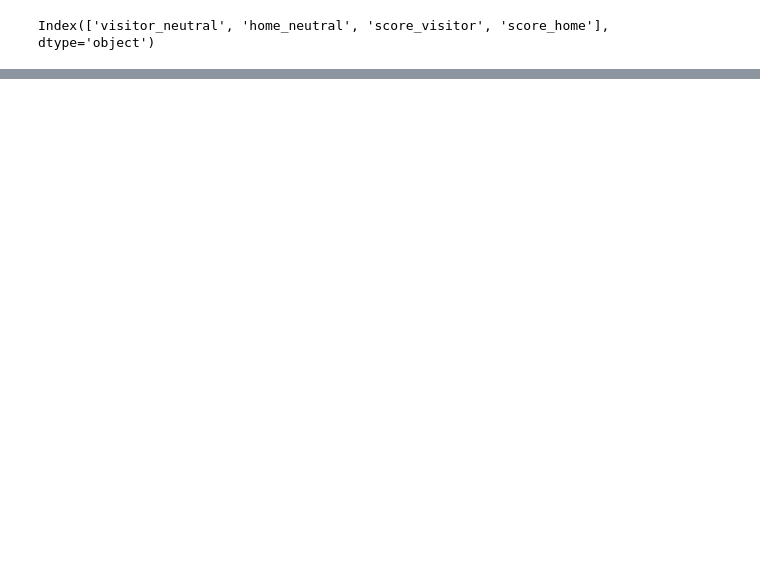
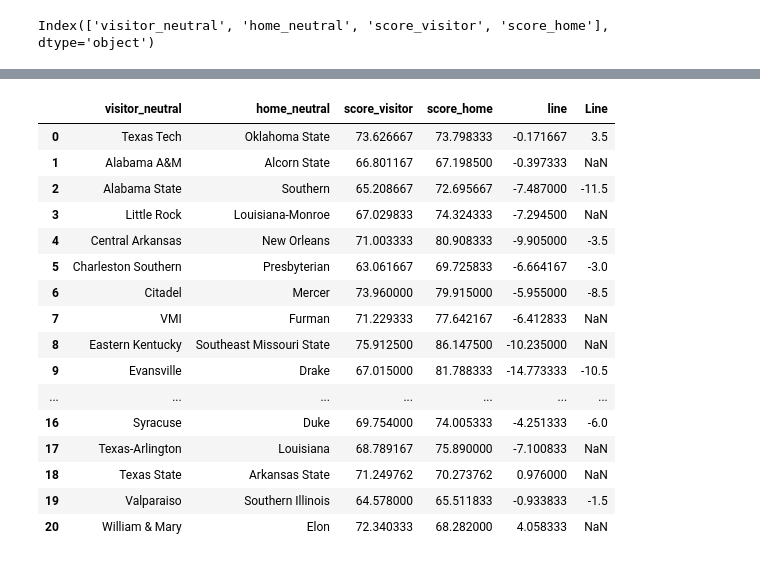
Before and after one commit to pkr5025/College-Basketball-Predictions, a Jupyter notebook: 2020_2021_season/Initial Predictions.ipynb, the cells around one changed output, grey strips where cells are left out. Saved outputs shown, nothing was run; the diff lists cells and outputs as text; code cells hidden in the pictures; blank space fills up the shorter version.

```diff
--- a/2020_2021_season/Initial Predictions.ipynb
+++ b/2020_2021_season/Initial Predictions.ipynb
@@ -176,0 +277,29 @@ predictions
+# %%
+vegas_today = vegas[vegas["Date"].dt.date==dt.date(2021,2,22)]
+# %%
+vegas_today = vegas_today[["Home","Line"]]
+# %%
+predictions_vegas = pd.merge(predictions, vegas_today, left_on = 'home_neutral',right_on = 'Home', how= 'left')
+#df = pd.merge(df,df2[['Key_Column','Target_Column']],on='Key_Column', how='left')
+# %%
+predictions_vegas = predictions_vegas.drop(columns=["Home"])
+# %%
+predictions_vegas
+# %% [output]
+|  | visitor_neutral | home_neutral | score_visitor | score_home | line | Line |
+| 0 | Texas Tech | Oklahoma State | 73.626667 | 73.798333 | -0.171667 | 3.5 |
+| 1 | Alabama A&M | Alcorn State | 66.801167 | 67.198500 | -0.397333 | NaN |
+| 2 | Alabama State | Southern | 65.208667 | 72.695667 | -7.487000 | -11.5 |
+| 3 | Little Rock | Louisiana-Monroe | 67.029833 | 74.324333 | -7.294500 | NaN |
+| 4 | Central Arkansas | New Orleans | 71.003333 | 80.908333 | -9.905000 | -3.5 |
+| 5 | Charleston Southern | Presbyterian | 63.061667 | 69.725833 | -6.664167 | -3.0 |
+| 6 | Citadel | Mercer | 73.960000 | 79.915000 | -5.955000 | -8.5 |
+| 7 | VMI | Furman | 71.229333 | 77.642167 | -6.412833 | NaN |
+| 8 | Eastern Kentucky | Southeast Missouri State | 75.912500 | 86.147500 | -10.235000 | NaN |
+| 9 | Evansville | Drake | 67.015000 | 81.788333 | -14.773333 | -10.5 |
+| ... | ... | ... | ... | ... | ... | ... |
+| 16 | Syracuse | Duke | 69.754000 | 74.005333 | -4.251333 | -6.0 |
+| 17 | Texas-Arlington | Louisiana | 68.789167 | 75.890000 | -7.100833 | NaN |
+| 18 | Texas State | Arkansas State | 71.249762 | 70.273762 | 0.976000 | NaN |
+| 19 | Valparaiso | Southern Illinois | 64.578000 | 65.511833 | -0.933833 | -1.5 |
+| 20 | William & Mary | Elon | 72.340333 | 68.282000 | 4.058333 | NaN |
```
Also changed, not shown: parts of 21 cells of this notebook.
